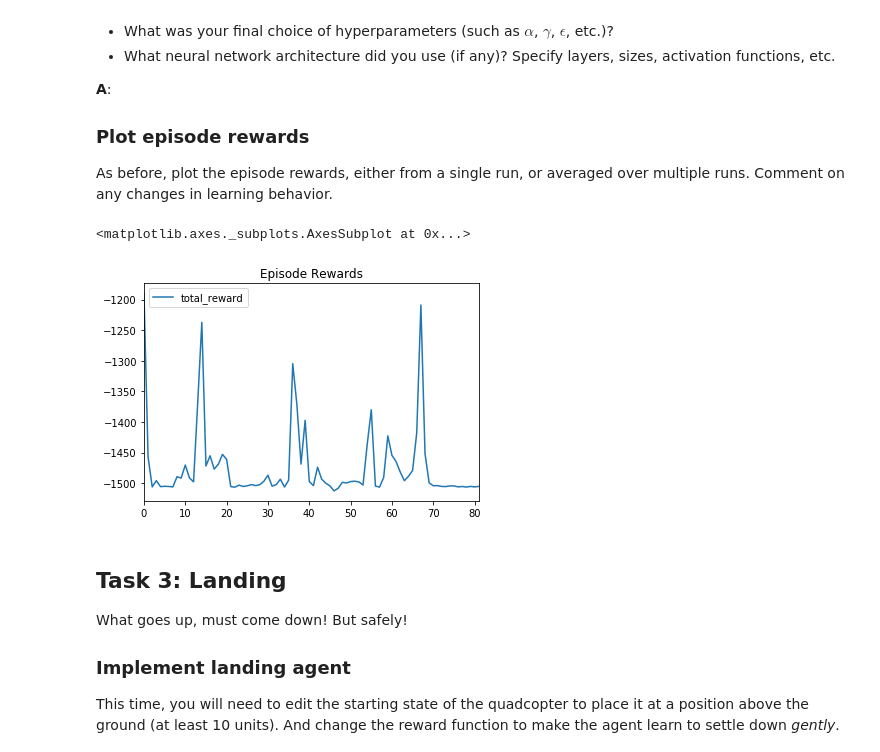
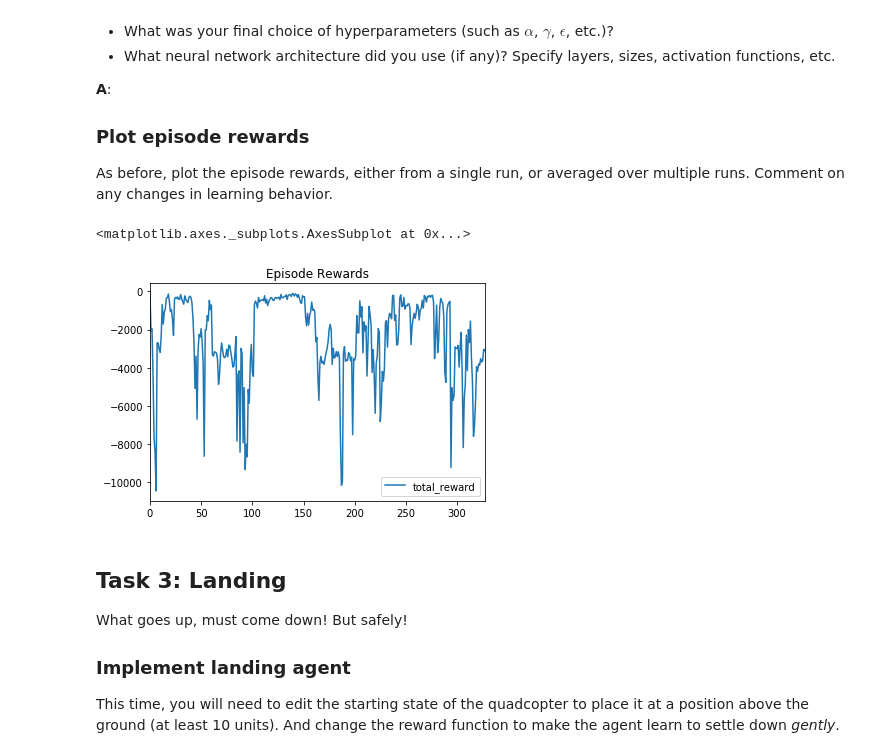
Before and after one commit to stayyule/RL-Quadcopter, a Jupyter notebook: quad_controller_rl/notebooks/RL-Quadcopter.ipynb, the cells around one changed output. Cells and saved outputs as stored; diff of their text form; code cells hidden in the pictures.

```diff
--- a/quad_controller_rl/notebooks/RL-Quadcopter.ipynb
+++ b/quad_controller_rl/notebooks/RL-Quadcopter.ipynb
@@ -200,12 +200,12 @@ As before, plot the episode rewards, either from a single run, or averaged over
 # %%
 # TODO: Read and plot episode rewards
 import pandas as pd
 
-df_stats = pd.read_csv("..\out\stats_2019-06-07_10-39-27.csv")
+df_stats = pd.read_csv("..\out\stats_2019-06-10_08-36-20.csv")
 df_stats[['total_reward']].plot(title="Episode Rewards")
 # %% [output]
 <matplotlib.axes._subplots.AxesSubplot at 0x...>
-[figure, old version]
+[figure, new version]
 # %% [markdown]
 ## Task 3: Landing
 
```
Also changed, not shown: 1 other file.
